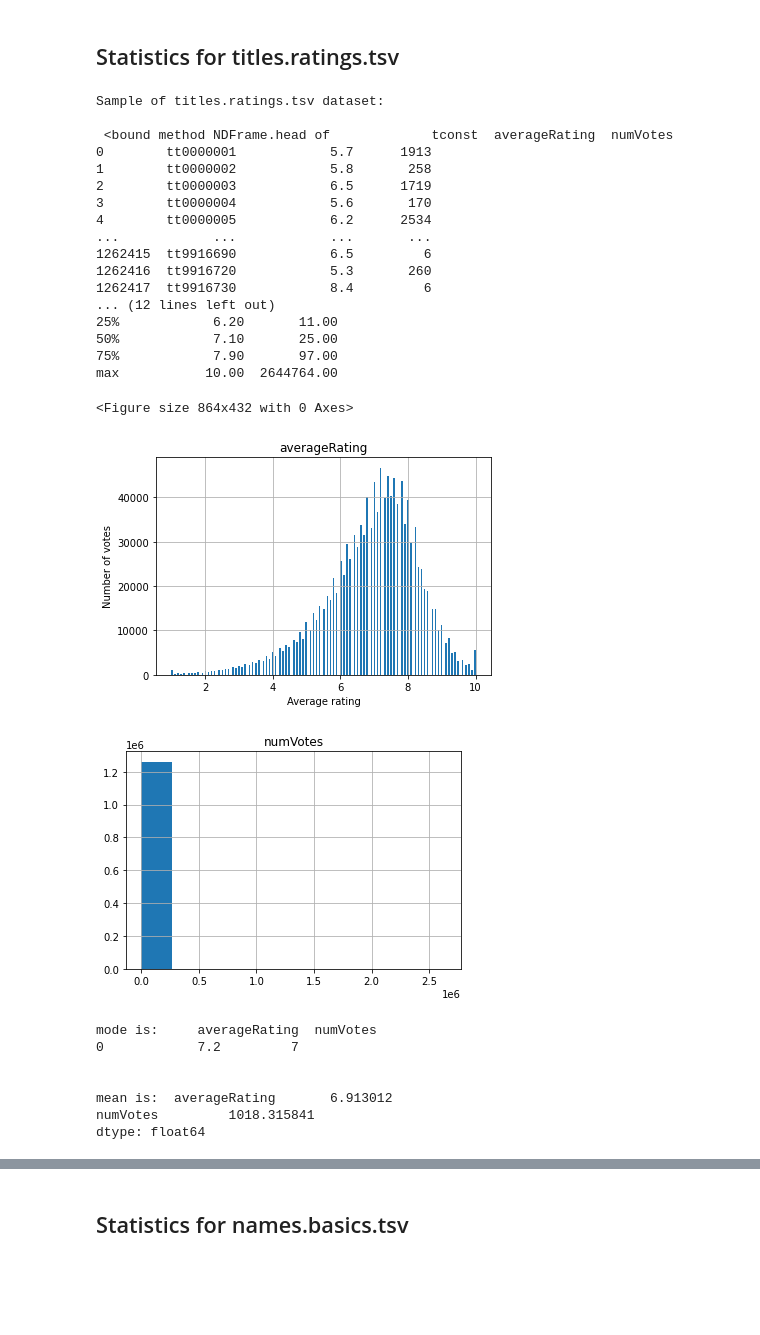
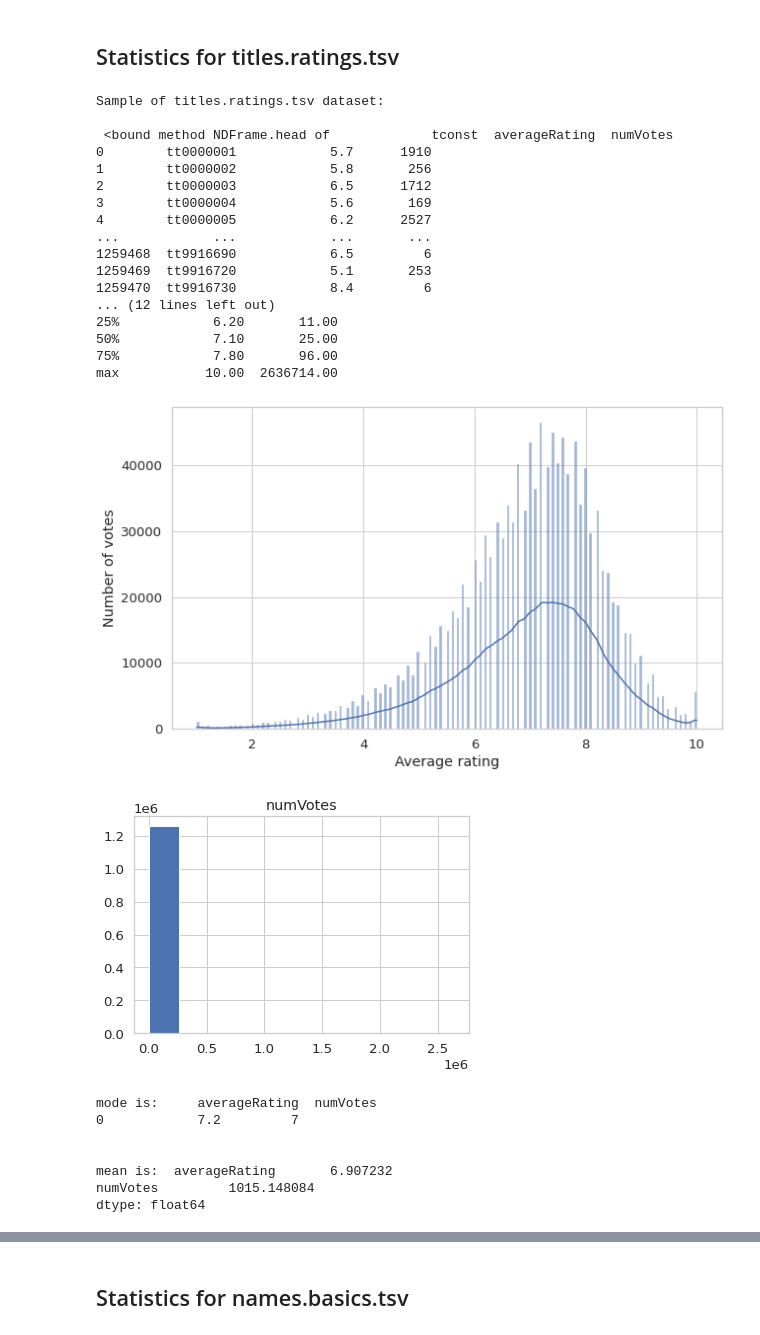
Before and after one commit to dash2927/ABCD, a Jupyter notebook: imdbEDA.ipynb, the cells around one changed output, grey strips where cells are left out. Cells and saved outputs as stored; diff of their text form; code cells hidden in the pictures; blank space fills up the shorter version.

Commit message:
Changed plots to seaborn plots, adjusted size for paper

```diff
--- a/imdbEDA.ipynb
+++ b/imdbEDA.ipynb
@@ -7,10 +7,14 @@ import pandas as pd
 import seaborn as sns
 import numpy as np
 import matplotlib.pyplot as plt
+
+sns.set(font_scale=1.2)
+sns.set_style("whitegrid")
 # %% [markdown]
 ## Statistics for titles.ratings.tsv
 # %%
-df = pd.read_csv('titles.ratings.tsv', sep='\t')
+filename = 'data/imdb/title.ratings.tsv'
+df = pd.read_csv(filename, sep='\t')
 
 print("\nSample of titles.ratings.tsv dataset: \n\n", df.head)
 
@@ -25,53 +29,57 @@ print("\nStatistics for titles.ratings.tsv: \n\n", df.describe().apply(lambda s:
 
 
 # Create basic histogram
-fig = plt.figure(figsize=(12, 6))
-df.hist(column='averageRating', bins=200)
+fig = plt.figure(figsize=(10, 6))
+
+# df.hist(column='averageRating', bins=200)
+sns.histplot(data=df, x='averageRating', bins=200, kde=True)
 plt.xlabel('Average rating')
 plt.ylabel('Number of votes')
 plt.show()
 
 # trying to plot numVotes as a histogram doesn't really show well. --> FIX THIS!
 df.hist(column='numVotes')
 plt.show()
 
 # find mode of averageRating
 print("mode is: ", df.mode(numeric_only=True), "\n\n")
 
 # find mean of averageRating
 print("mean is: ", df.mean(numeric_only=True), "\n\n")
 
 # find top 20 movies by num of ratings
 df.nlargest(20, 'numVotes')
 
 # Scatter plot of averageRating vs numVotes
-df.plot(title="Scatter plot of rating vs num ratings", kind='scatter', x ='averageRating', y='numVotes')
+fig = plt.figure(figsize=(10, 6))
+sns.scatterplot(data=df, x='averageRating', y='numVotes', alpha=0.3)
+# df.plot(title="Scatter plot of rating vs num ratings", kind='scatter', x ='averageRating', y='numVotes')
+
 plt.show()
 # %% [output]
 Sample of titles.ratings.tsv dataset:
 
  <bound method NDFrame.head of             tconst  averageRating  numVotes
-0        tt0000001            5.7      1913
-1        tt0000002            5.8       258
-2        tt0000003            6.5      1719
-3        tt0000004            5.6       170
-4        tt0000005            6.2      2534
+0        tt0000001            5.7      1910
+1        tt0000002            5.8       256
+2        tt0000003            6.5      1712
+3        tt0000004            5.6       169
+4        tt0000005            6.2      2527
 ...            ...            ...       ...
-1262415  tt9916690            6.5         6
-1262416  tt9916720            5.3       260
-1262417  tt9916730            8.4         6
+1259468  tt9916690            6.5         6
+1259469  tt9916720            5.1       253
+1259470  tt9916730            8.4         6
 ... (12 lines left out)
 25%            6.20       11.00
 50%            7.10       25.00
-75%            7.90       97.00
-max           10.00  2644764.00
+75%            7.80       96.00
+max           10.00  2636714.00
-<Figure size 864x432 with 0 Axes>
-[figure, old version]
+[figure, new version]
-[figure, old version]
+[figure, new version]
-mode is:     averageRating  numVotes
-0            7.2         7
-
-
-mean is:  averageRating       6.913012
-numVotes         1018.315841
-dtype: float64
+mode is:     averageRating  numVotes
+0            7.2         7
+
+
+mean is:  averageRating       6.907232
+numVotes         1015.148084
+dtype: float64
```
Also changed, not shown: parts of 3 cells of this notebook.
